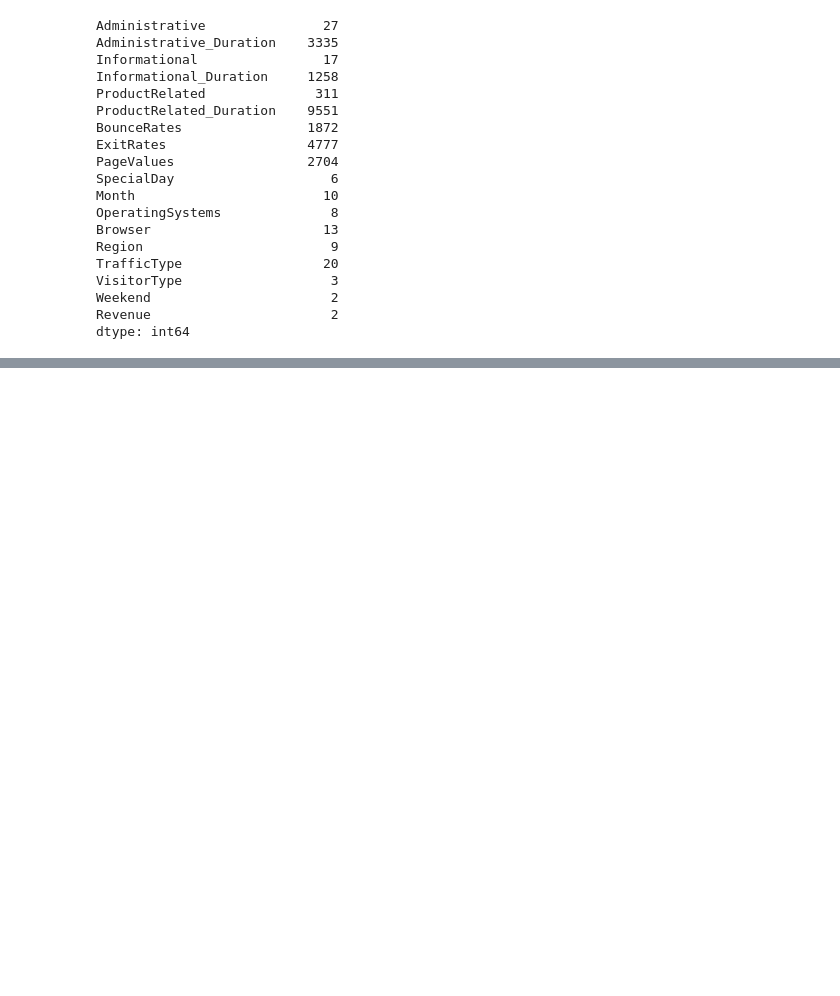
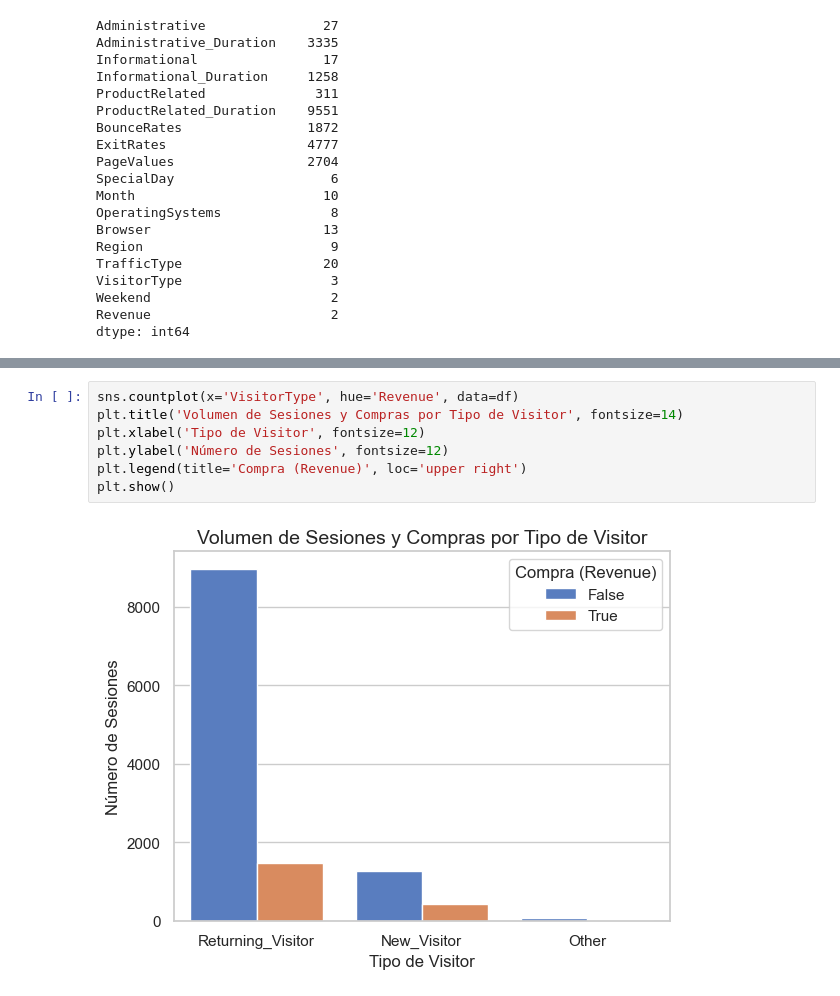
Before and after one commit to alvaroG-IA/proyecto-1-AIA-Marketing_Digital, a Jupyter notebook: analisis_dataset.ipynb, the cells around one changed output, grey strips where cells are left out. Saved outputs shown, nothing was run; the diff lists cells and outputs as text; blank space fills up the shorter version.

```diff
--- a/analisis_dataset.ipynb
+++ b/analisis_dataset.ipynb
@@ -213,0 +259,9 @@ plt.show()
+# %%
+sns.countplot(x='VisitorType', hue='Revenue', data=df)
+plt.title('Volumen de Sesiones y Compras por Tipo de Visitor', fontsize=14)
+plt.xlabel('Tipo de Visitor', fontsize=12)
+plt.ylabel('Número de Sesiones', fontsize=12)
+plt.legend(title='Compra (Revenue)', loc='upper right')
+plt.show()
+# %% [output]
+[figure, added]
```
Also changed, not shown: parts of 17 cells of this notebook.
